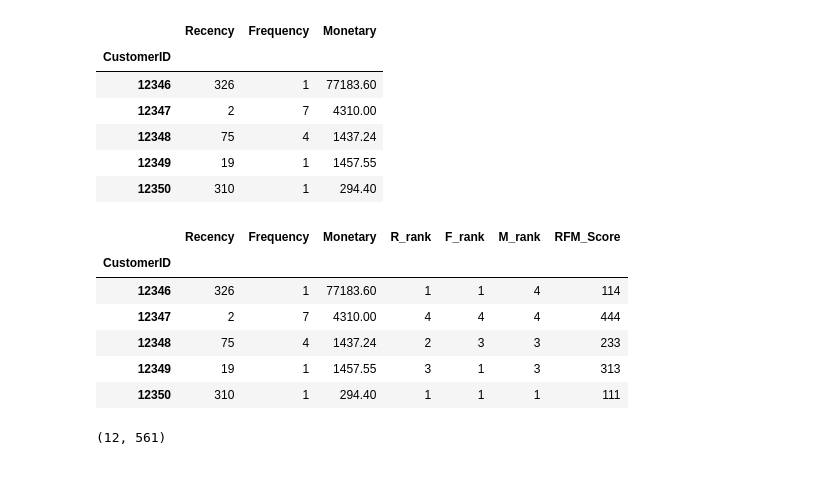
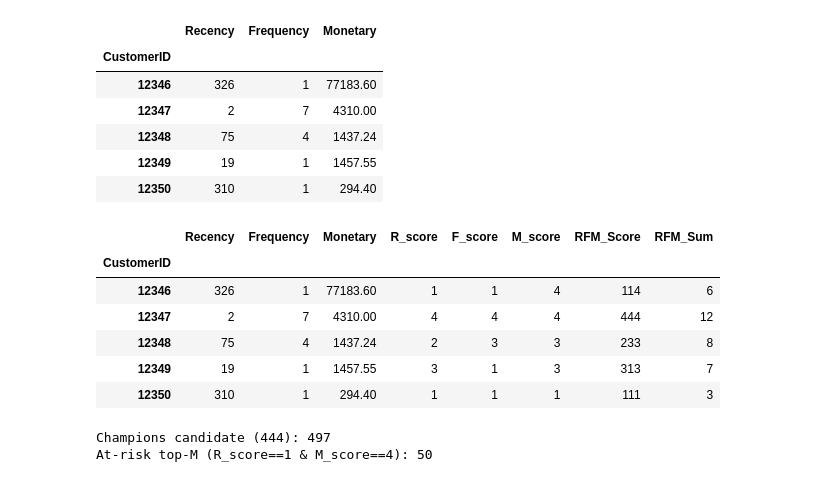
Before and after one commit to rodrigo-gonzalez-data/ecommerce-analysis, a Jupyter notebook: notebooks/exploration.ipynb, the cells around one changed output. Cells and saved outputs as stored; diff of their text form; code cells hidden in the pictures.

```diff
--- a/notebooks/exploration.ipynb
+++ b/notebooks/exploration.ipynb
@@ -482,14 +482,10 @@ Timestamp('2011-12-10 12:50:00')
 # %%
 # Build RFM table
 rfm = df_customers.groupby('CustomerID').agg({
-    'InvoiceDate': lambda x: (snapshot_date - x.max()).days,  # Recency
-    'InvoiceNo': 'nunique',                                   # Frequency
-    'Revenue': 'sum'                                          # Monetary
-}).rename(columns={
-    'InvoiceDate': 'Recency',
-    'InvoiceNo': 'Frequency',
-    'Revenue': 'Monetary'
-})
+    'InvoiceDate': lambda x: (snapshot_date - x.max()).days,  # recency days
+    'InvoiceNo': 'nunique',                                   # frequency = number of orders
+    'Revenue': 'sum'                                          # monetary = total spend
+}).rename(columns={'InvoiceDate':'Recency','InvoiceNo':'Frequency','Revenue':'Monetary'})
 
 rfm.head()
 # %% [output]
@@ -501,28 +497,29 @@ rfm.head()
 | 12349 | 19 | 1 | 1457.55 |
 | 12350 | 310 | 1 | 294.40 |
 # %%
-# Create RFM scores (quartiles)
-rfm['R_rank'] = pd.qcut(rfm['Recency'], 4, labels=[4,3,2,1]).astype(int)
-rfm['F_rank'] = pd.qcut(rfm['Frequency'].rank(method='first'), 4, labels=[1,2,3,4]).astype(int)
-rfm['M_rank'] = pd.qcut(rfm['Monetary'], 4, labels=[1,2,3,4]).astype(int)
+# Create scores (4 = best, 1 = worst)
+# R: smaller Recency (more recent) should be higher score -> assign labels [4,3,2,1] to increasing Recency
+rfm['R_score'] = pd.qcut(rfm['Recency'], 4, labels=[4,3,2,1]).astype(int)
 
-rfm['RFM_Score'] = rfm['R_rank'].astype(str) + rfm['F_rank'].astype(str) + rfm['M_rank'].astype(str)
-rfm.head()
+# F & M: larger is better -> assign labels 1..4 to increasing F and M, then map so 4 is best
+rfm['F_score'] = pd.qcut(rfm['Frequency'].rank(method='first'), 4, labels=[1,2,3,4]).astype(int)
+rfm['M_score'] = pd.qcut(rfm['Monetary'], 4, labels=[1,2,3,4]).astype(int)
+
+# Compose RFM code and numeric sum if you want
+rfm['RFM_Score'] = rfm['R_score'].astype(str) + rfm['F_score'].astype(str) + rfm['M_score'].astype(str)
+rfm['RFM_Sum'] = rfm[['R_score','F_score','M_score']].sum(axis=1)
+
+# Quick checks
+display(rfm.head())
+print("Champions candidate (444):", (rfm['RFM_Score'] == '444').sum())
+print("At-risk top-M (R_score==1 & M_score==4):", ((rfm['R_score']==1) & (rfm['M_score']==4)).sum())
 # %% [output]
-|  | Recency | Frequency | Monetary | R_rank | F_rank | M_rank | RFM_Score |
-| CustomerID |  |  |  |  |  |  |  |
-| 12346 | 326 | 1 | 77183.60 | 1 | 1 | 4 | 114 |
-| 12347 | 2 | 7 | 4310.00 | 4 | 4 | 4 | 444 |
-| 12348 | 75 | 4 | 1437.24 | 2 | 3 | 3 | 233 |
-| 12349 | 19 | 1 | 1457.55 | 3 | 1 | 3 | 313 |
-| 12350 | 310 | 1 | 294.40 | 1 | 1 | 1 | 111 |
+|  | Recency | Frequency | Monetary | R_score | F_score | M_score | RFM_Score | RFM_Sum |
+| CustomerID |  |  |  |  |  |  |  |  |
+| 12346 | 326 | 1 | 77183.60 | 1 | 1 | 4 | 114 | 6 |
+| 12347 | 2 | 7 | 4310.00 | 4 | 4 | 4 | 444 | 12 |
+| 12348 | 75 | 4 | 1437.24 | 2 | 3 | 3 | 233 | 8 |
+| 12349 | 19 | 1 | 1457.55 | 3 | 1 | 3 | 313 | 7 |
+| 12350 | 310 | 1 | 294.40 | 1 | 1 | 1 | 111 | 3 |
+Champions candidate (444): 497
+At-risk top-M (R_score==1 & M_score==4): 50
-# %%
-# Champions: recent, frequent, high spend
-champions = rfm[(rfm['R_rank'] == 1) & (rfm['F_rank'] == 4) & (rfm['M_rank'] == 4)]
-
-# At-risk high-value customers
-at_risk = rfm[(rfm['R_rank'] == 4) & (rfm['M_rank'] == 4)]
-
-len(champions), len(at_risk)
-# %% [output]
-(12, 561)
```
Also changed, not shown: parts of 6 cells of this notebook, 1 other file.
